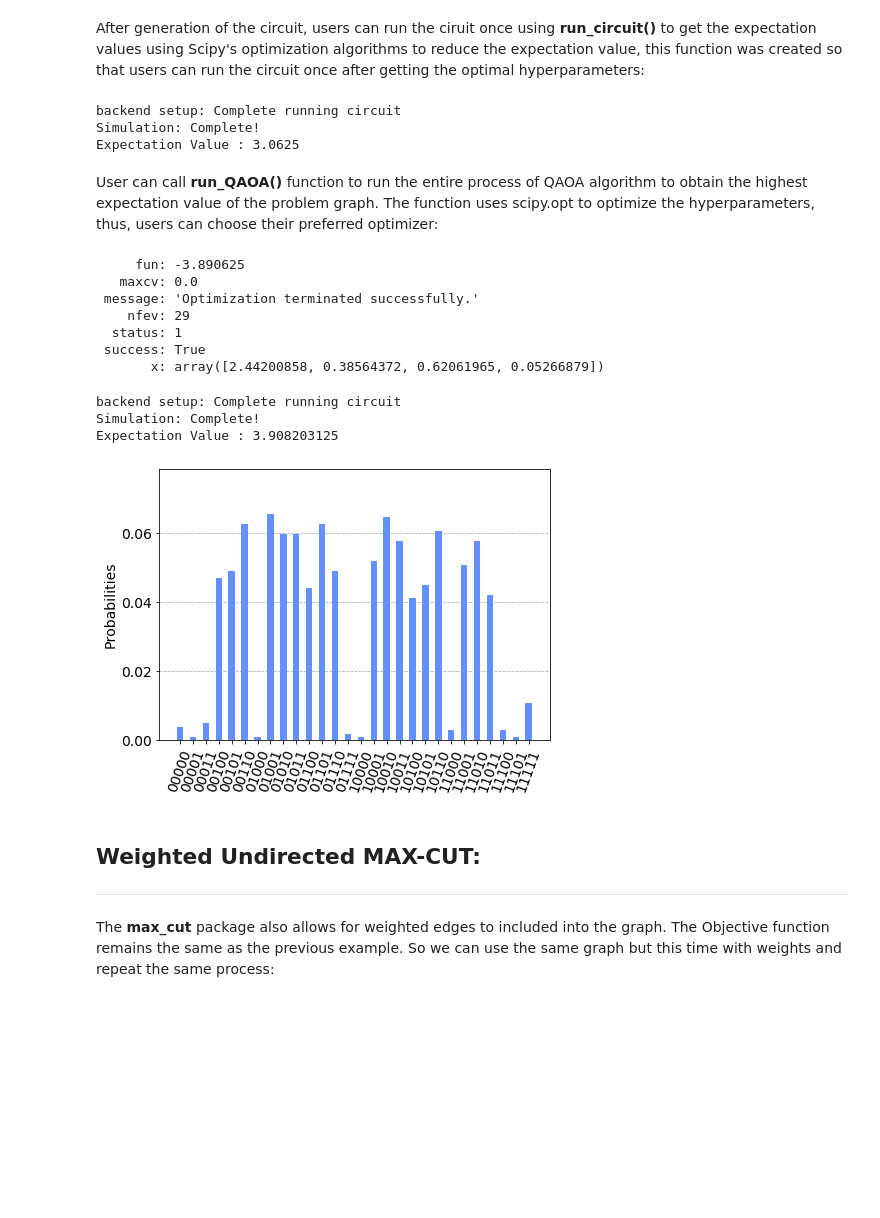
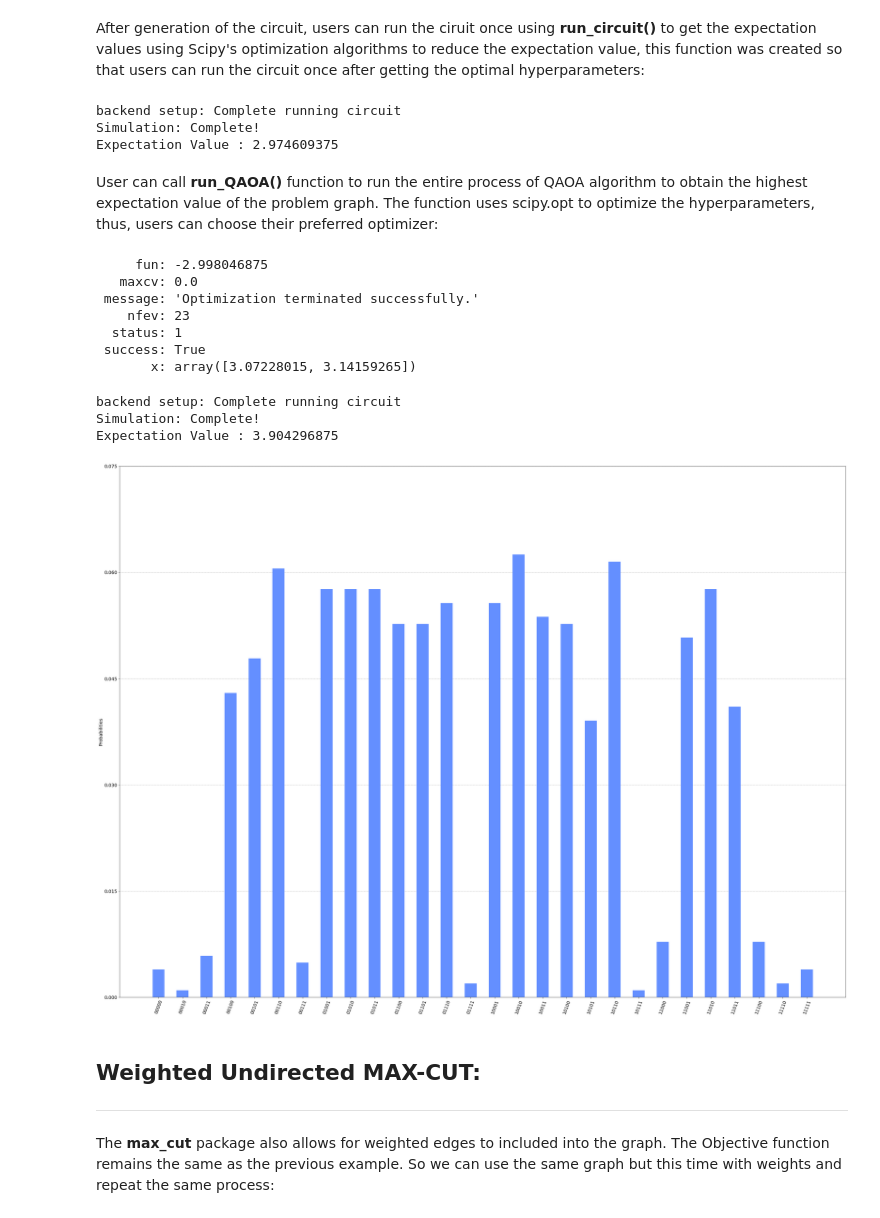
Before and after one commit to nus-comparch/hamiltonian_engine, a Jupyter notebook: Examples/2_PredefinedExamples_MAXCUT.ipynb, the cells around one changed output. Drawn from its saved outputs; the diff is of its cells as text; code cells hidden in the pictures; blank space fills up the shorter version.

```diff
--- a/Examples/2_PredefinedExamples_MAXCUT.ipynb
+++ b/Examples/2_PredefinedExamples_MAXCUT.ipynb
@@ -50,7 +48,7 @@ The iterable function was deprecated in Matplotlib 3.1 and will be removed in 3.
 The next step is to instantiate the max_cut object. For the max-cut problem; we defined the objective function $f(x)$ = $x_1 \oplus x_2$ = $\neg x_1 \wedge x_2$ | $\neg x_2 \wedge x_1$
 # %%
 # instantiate a MAX_CUT object which prepares converts the objective function into a pauli hamiltonian
-max_cut = mc.max_cut(2,G)
+max_cut = mc.max_cut(1,G)
 # %% [markdown]
 The user also have an option of generating the quantum circuit to view the circuit layout, Users also have to delcare hyperparameters:
 # %%
@@ -67,32 +65,33 @@ results = max_cut.run_circuit()
 # %% [output]
 backend setup: Complete running circuit
 Simulation: Complete!
-Expectation Value : 3.0625
+Expectation Value : 2.974609375
 # %% [markdown]
 User can call **run_QAOA()** function to run  the entire process of QAOA algorithm to obtain the highest expectation value of the problem graph. The function uses scipy.opt to optimize the hyperparameters, thus, users can choose their preferred optimizer:
 # %%
-hyperparams=[2.44209724, 0.5108678 , 0.61853918, 0.05359925]
+hyperparams=[np.pi,np.pi]
 opt_hyperparams = max_cut.run_QAOA(hyperparams,'COBYLA')
 # %% [output]
-     fun: -3.890625
+     fun: -2.998046875
    maxcv: 0.0
  message: 'Optimization terminated successfully.'
-    nfev: 29
+    nfev: 23
   status: 1
  success: True
-       x: array([2.44200858, 0.38564372, 0.62061965, 0.05266879])
+       x: array([3.07228015, 3.14159265])
 # %%
-max_cut.generate_quantumCircuit(G, opt_hyperparams)
+hyperparams=[3.7838252 , -0.50908655]
+max_cut.generate_quantumCircuit(G, hyperparams)
 res = max_cut.run_circuit()
 # %% [output]
 backend setup: Complete running circuit
 Simulation: Complete!
-Expectation Value : 3.908203125
+Expectation Value : 3.904296875
 # %%
 from qiskit.visualization import plot_histogram
-plot_histogram(res.get_counts(),bar_labels = False)
+plot_histogram(res.get_counts(),figsize = (40,30),bar_labels = False)
 # %% [output]
-[figure, old version]
+[figure, new version]
 # %% [markdown]
 ## Weighted Undirected MAX-CUT:
 ***
```
Also changed, not shown: parts of 17 cells of this notebook, 6 other files.
